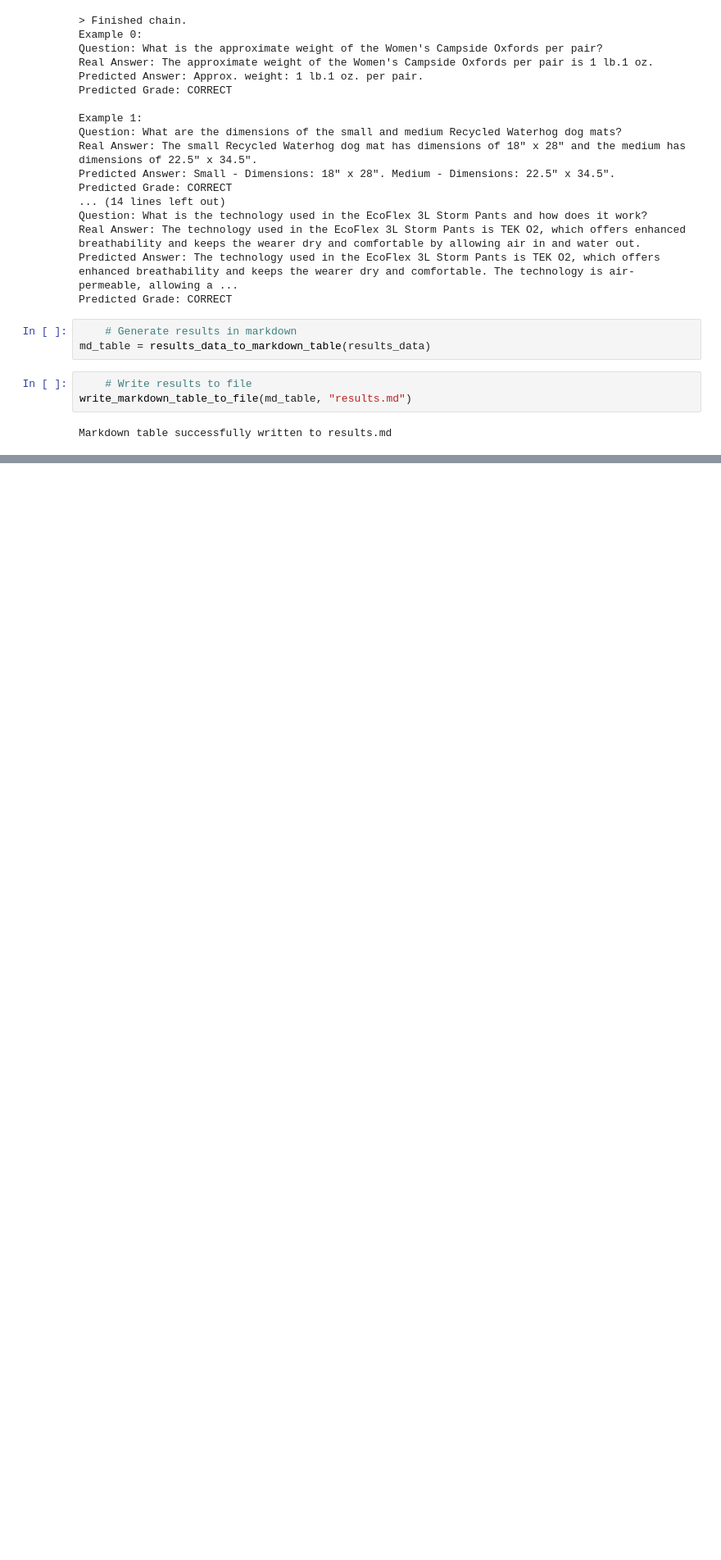
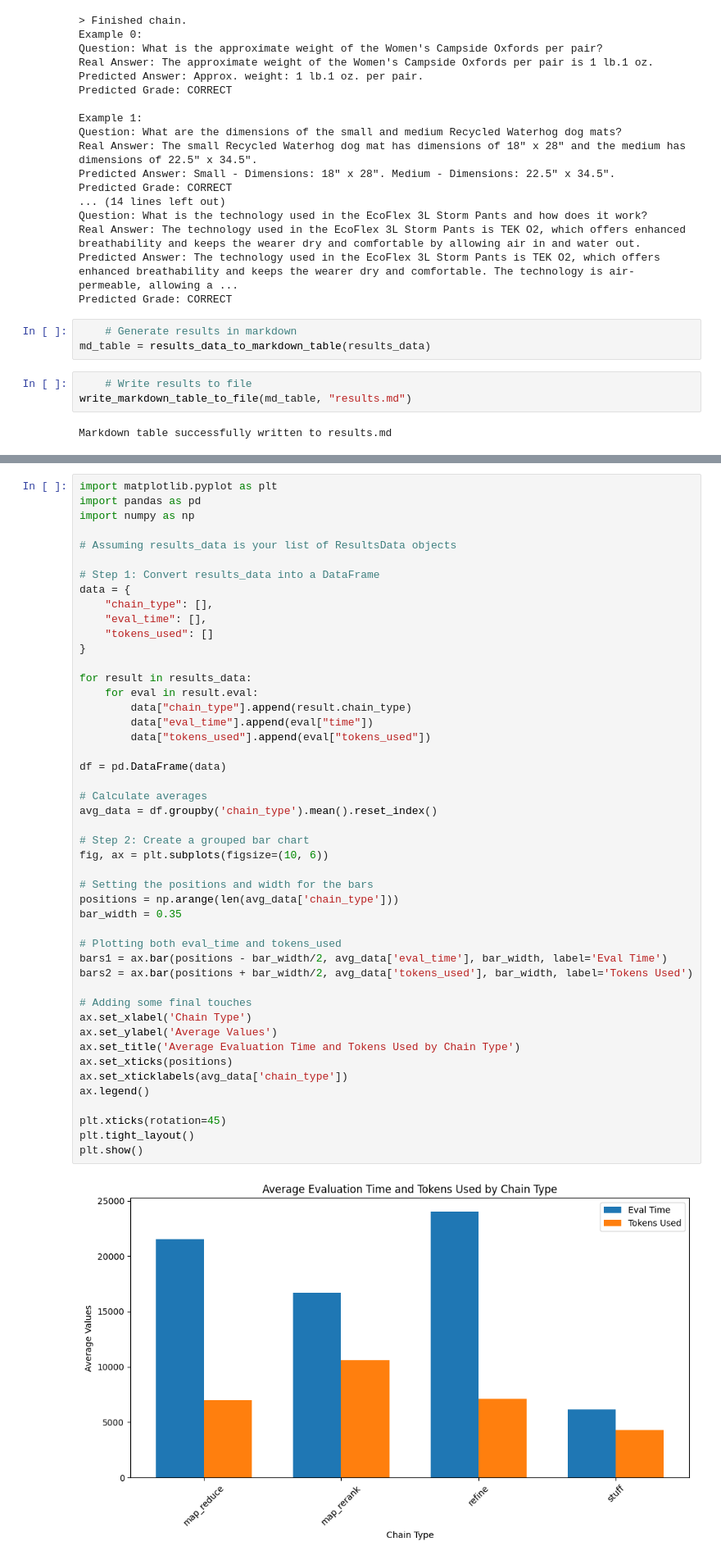
Before and after one commit to lukejbyrne/langchain-chunking-strategy-analysis, a Jupyter notebook: src/test.ipynb, the cells around one changed output, grey strips where cells are left out. Shown at 82% size. Cells and saved outputs as stored; diff of their text form; blank space fills up the shorter version.

Commit message:
add data visualisation

```diff
--- a/src/test.ipynb
+++ b/src/test.ipynb
@@ -396,0 +373,49 @@ print(predictions)
+# %%
+import matplotlib.pyplot as plt
+import pandas as pd
+import numpy as np
+
+# Assuming results_data is your list of ResultsData objects
+
+# Step 1: Convert results_data into a DataFrame
+data = {
+    "chain_type": [],
+    "eval_time": [],
+    "tokens_used": []
+}
+
+for result in results_data:
+    for eval in result.eval:
+        data["chain_type"].append(result.chain_type)
+        data["eval_time"].append(eval["time"])
+        data["tokens_used"].append(eval["tokens_used"])
+
+df = pd.DataFrame(data)
+
+# Calculate averages
+avg_data = df.groupby('chain_type').mean().reset_index()
+
+# Step 2: Create a grouped bar chart
+fig, ax = plt.subplots(figsize=(10, 6))
+
+# Setting the positions and width for the bars
+positions = np.arange(len(avg_data['chain_type']))
+bar_width = 0.35
+
+# Plotting both eval_time and tokens_used
+bars1 = ax.bar(positions - bar_width/2, avg_data['eval_time'], bar_width, label='Eval Time')
+bars2 = ax.bar(positions + bar_width/2, avg_data['tokens_used'], bar_width, label='Tokens Used')
+
+# Adding some final touches
+ax.set_xlabel('Chain Type')
+ax.set_ylabel('Average Values')
+ax.set_title('Average Evaluation Time and Tokens Used by Chain Type')
+ax.set_xticks(positions)
+ax.set_xticklabels(avg_data['chain_type'])
+ax.legend()
+
+plt.xticks(rotation=45)
+plt.tight_layout()
+plt.show()
+# %% [output]
+[figure, added]
```
Also changed, not shown: parts of 1 cell of this notebook, 2 other files.
